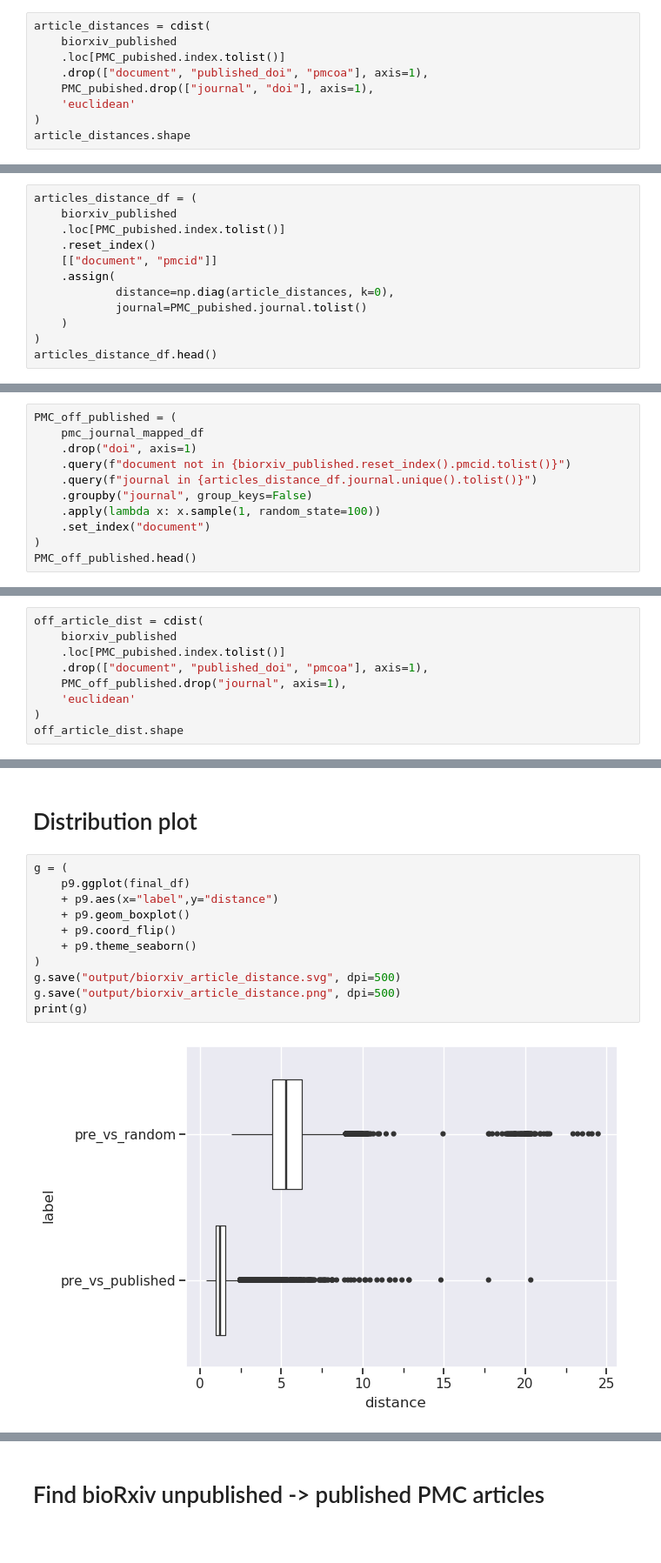
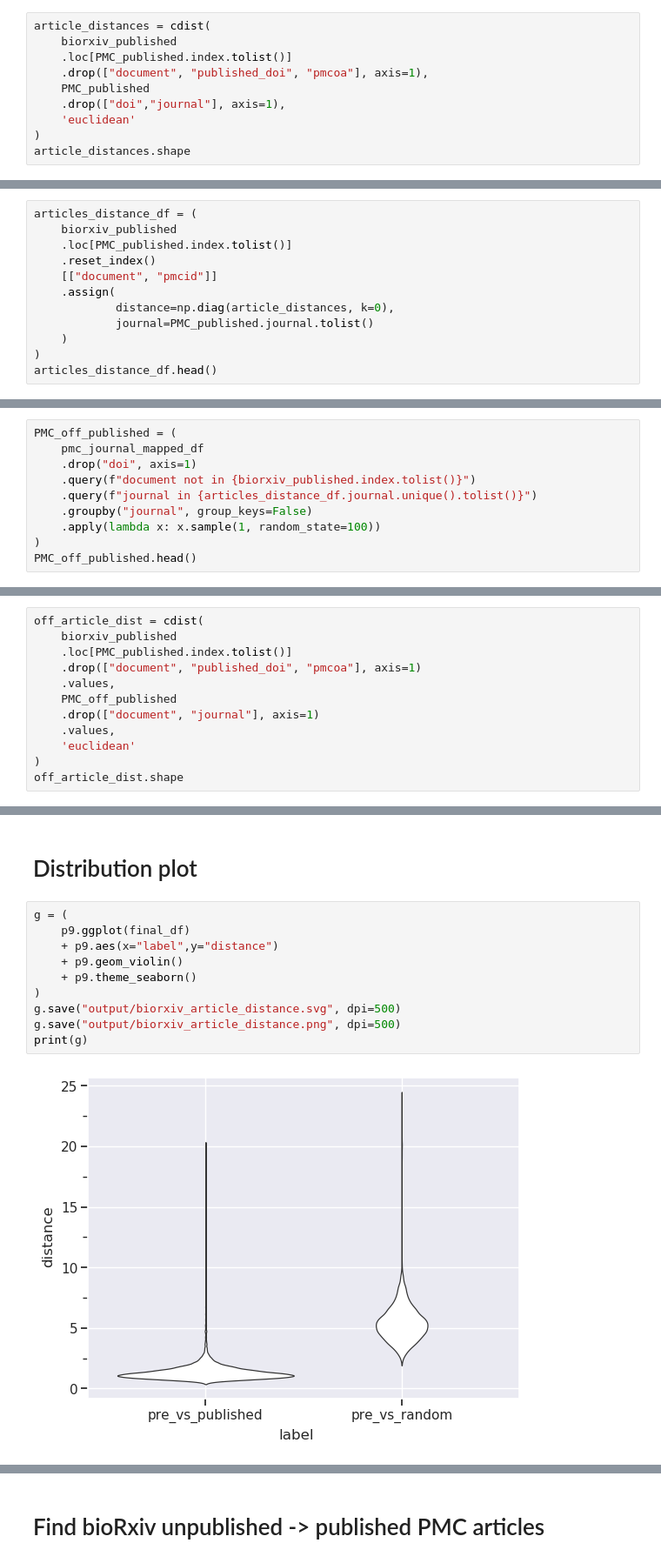
Before and after one commit to greenelab/annorxiver, a Jupyter notebook: biorxiv/article_distances/biorxiv_article_distances.ipynb, the cells around one changed output, grey strips where cells are left out. Shown at 87% size. Cells and saved outputs as stored; diff of their text form; blank space fills up the shorter version.

```diff
--- a/biorxiv/article_distances/biorxiv_article_distances.ipynb
+++ b/biorxiv/article_distances/biorxiv_article_distances.ipynb
@@ -166,9 +167,10 @@ PMC_pubished.head()
 # %%
 article_distances = cdist(
     biorxiv_published
-    .loc[PMC_pubished.index.tolist()]
+    .loc[PMC_published.index.tolist()]
     .drop(["document", "published_doi", "pmcoa"], axis=1),
-    PMC_pubished.drop(["journal", "doi"], axis=1),
+    PMC_published
+    .drop(["doi","journal"], axis=1),
     'euclidean'
 )
 article_distances.shape
@@ -177,12 +179,12 @@ article_distances.shape
 # %%
 articles_distance_df = (
     biorxiv_published
-    .loc[PMC_pubished.index.tolist()]
+    .loc[PMC_published.index.tolist()]
     .reset_index()
     [["document", "pmcid"]]
     .assign(
             distance=np.diag(article_distances, k=0),
-            journal=PMC_pubished.journal.tolist()
+            journal=PMC_published.journal.tolist()
     )
 )
 articles_distance_df.head()
@@ -199,11 +201,10 @@ articles_distance_df.head()
 PMC_off_published = (
     pmc_journal_mapped_df
     .drop("doi", axis=1)
-    .query(f"document not in {biorxiv_published.reset_index().pmcid.tolist()}")
+    .query(f"document not in {biorxiv_published.index.tolist()}")
     .query(f"journal in {articles_distance_df.journal.unique().tolist()}")
     .groupby("journal", group_keys=False)
     .apply(lambda x: x.sample(1, random_state=100))
-    .set_index("document")
 )
 PMC_off_published.head()
 # %% [output]
@@ -235,9 +235,12 @@ list(journal_mapper.items())[0:10]
 # %%
 off_article_dist = cdist(
     biorxiv_published
-    .loc[PMC_pubished.index.tolist()]
-    .drop(["document", "published_doi", "pmcoa"], axis=1),
-    PMC_off_published.drop("journal", axis=1),
+    .loc[PMC_published.index.tolist()]
+    .drop(["document", "published_doi", "pmcoa"], axis=1)
+    .values,
+    PMC_off_published
+    .drop(["document", "journal"], axis=1)
+    .values,
     'euclidean'
 )
 off_article_dist.shape
@@ -298,13 +301,12 @@ final_df.head()
 # %%
 g = (
     p9.ggplot(final_df)
     + p9.aes(x="label",y="distance")
-    + p9.geom_boxplot()
-    + p9.coord_flip()
+    + p9.geom_violin()
     + p9.theme_seaborn()
 )
 g.save("output/biorxiv_article_distance.svg", dpi=500)
 g.save("output/biorxiv_article_distance.png", dpi=500)
 print(g)
 # %% [output]
-[figure, old version]
+[figure, new version]
```
Also changed, not shown: parts of 13 cells of this notebook, 15 other files.
